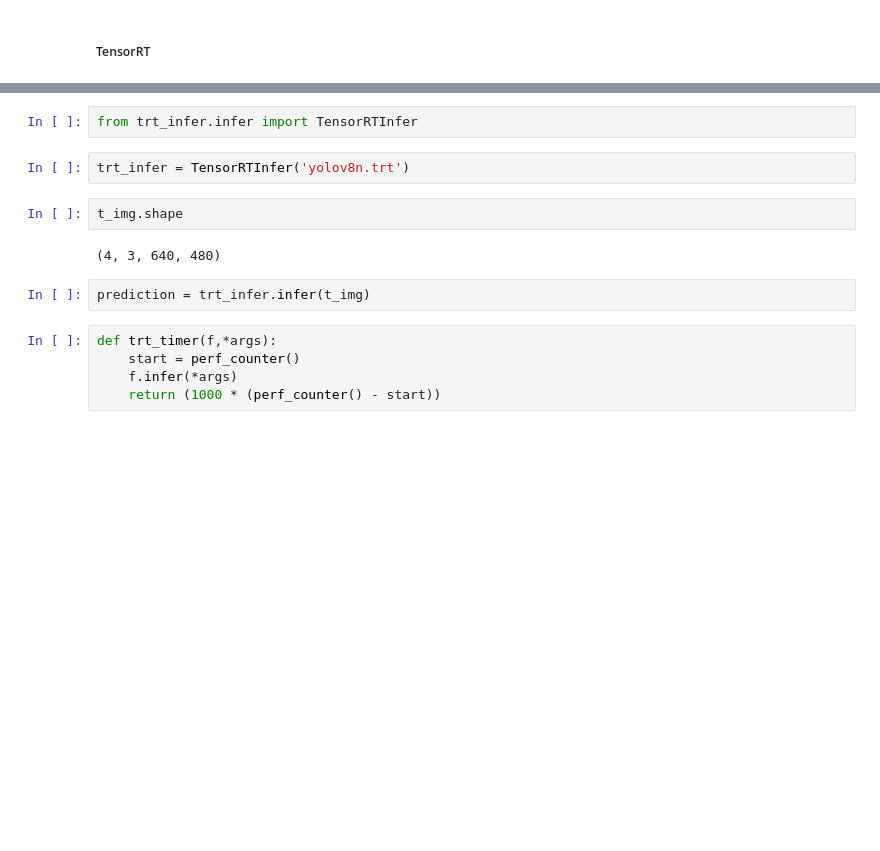
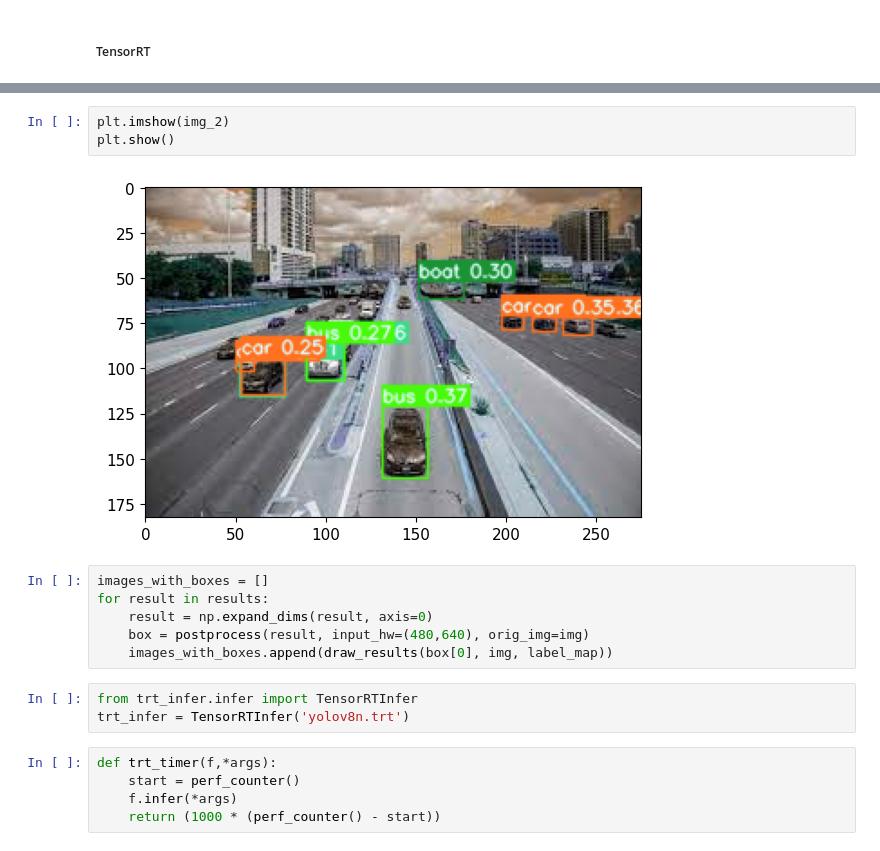
Before and after one commit to Angel-Ceballos/production_challenge, a Jupyter notebook: model_comparison.ipynb, the cells around one changed output, grey strips where cells are left out. Saved outputs shown, nothing was run; the diff lists cells and outputs as text; blank space fills up the shorter version.

```diff
--- a/model_comparison.ipynb
+++ b/model_comparison.ipynb
@@ -235,13 +432,17 @@ yolov8_model.export(format='onnx', imgsz=(640,480), simplify=True, opset=13, dev
+# %%
+plt.imshow(img_2)
+plt.show()
+# %% [output]
+[figure, added]
+# %%
+images_with_boxes = []
+for result in results:
+    result = np.expand_dims(result, axis=0)
+    box = postprocess(result, input_hw=(480,640), orig_img=img)
+    images_with_boxes.append(draw_results(box[0], img, label_map))
 # %%
 from trt_infer.infer import TensorRTInfer
+trt_infer = TensorRTInfer('yolov8n.trt')
-# %%
-trt_infer = TensorRTInfer('yolov8n.trt')
-# %%
-t_img.shape
-# %% [output]
-(4, 3, 640, 480)
-# %%
-prediction = trt_infer.infer(t_img)
 # %%
 def trt_timer(f,*args):
     start = perf_counter()
```
Also changed, not shown: parts of 40 cells of this notebook, 21 other files.
